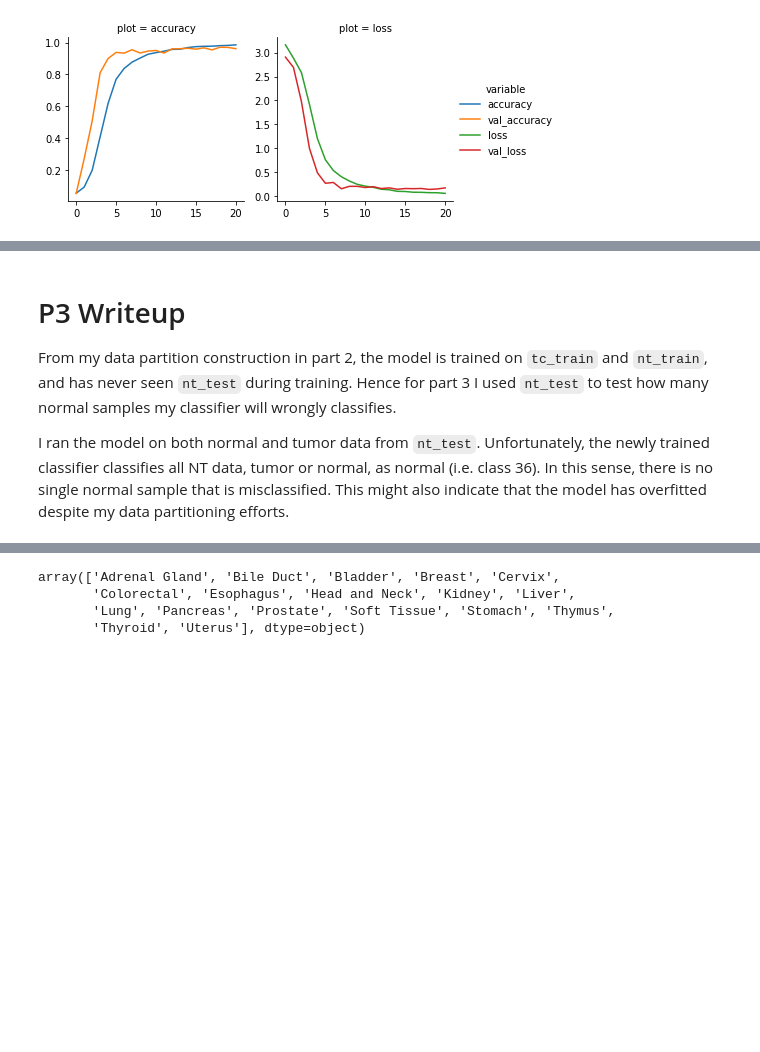
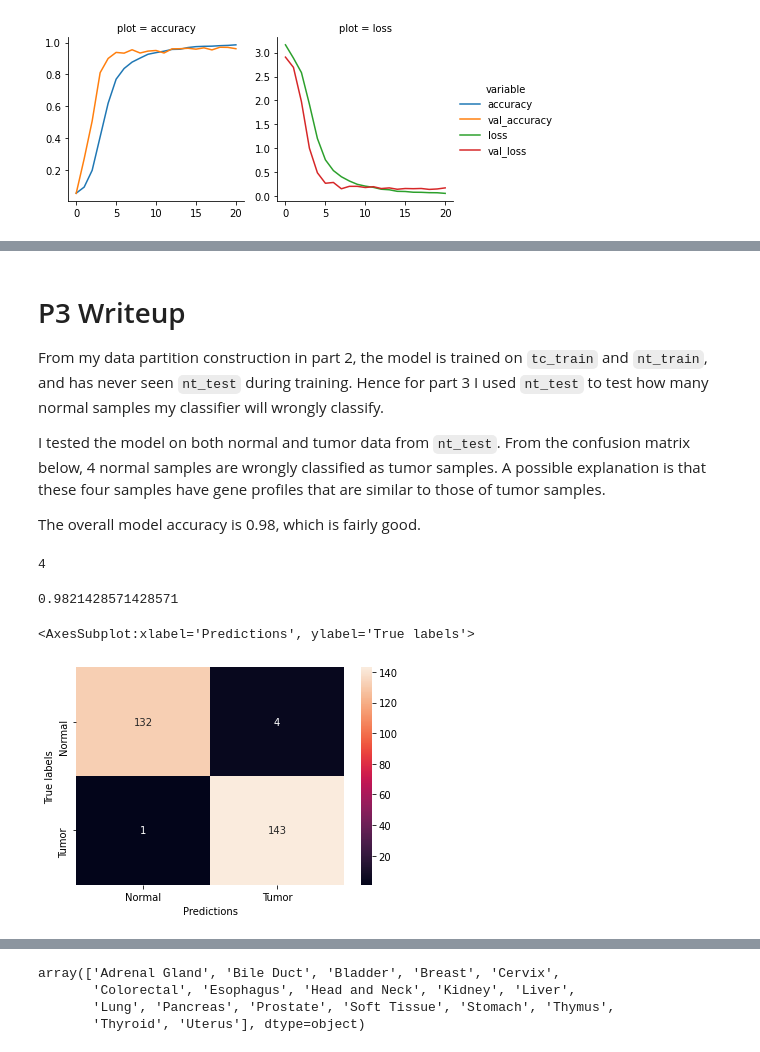
Before and after one commit to RuolinZheng08/cmsc33750-machine-learning-and-cancer, a Jupyter notebook: hw4/hw4_eval.ipynb, the cells around one changed output, grey strips where cells are left out. Drawn from its saved outputs; the diff is of its cells as text; code cells hidden in the pictures; blank space fills up the shorter version.

```diff
--- a/hw4/hw4_eval.ipynb
+++ b/hw4/hw4_eval.ipynb
@@ -160,9 +163,11 @@ plot_accu_loss('logs/p2.training.log')
 # %% [markdown]
 # P3 Writeup
 
-From my data partition construction in part 2, the model is trained on `tc_train` and `nt_train`, and has never seen `nt_test` during training. Hence for part 3 I used `nt_test` to test how many normal samples my classifier will wrongly classifies.
+From my data partition construction in part 2, the model is trained on `tc_train` and `nt_train`, and has never seen `nt_test` during training. Hence for part 3 I used `nt_test` to test how many normal samples my classifier will wrongly classify.
 
-I ran the model on both normal and tumor data from `nt_test`. Unfortunately, the newly trained classifier classifies all NT data, tumor or normal, as normal (i.e. class 36). In this sense, there is no single normal sample that is misclassified. This might also indicate that the model has overfitted despite my data partitioning efforts.
+I tested the model on both normal and tumor data from `nt_test`. From the confusion matrix below, 4 normal samples are wrongly classified as tumor samples. A possible explanation is that these four samples have gene profiles that are similar to those of tumor samples.
+
+The overall model accuracy is 0.98, which is fairly good.
 # %%
 nt_test = np.load('data/nt_test.npy')
 nt_test_labels = np.load('data/nt_test_labels.npy')
@@ -174,3 +176,24 @@ np.unique(p3_preds)
+# %%
+p3_preds = np.argmax(p3_probs, axis=1)
+# set tumor samples i.e. any label that is not 36 normal to 1 and normal 36 to 0
+p3_preds[p3_preds != 36] = 1
+p3_preds[p3_preds == 36] = 0
+p3_true_labels = np.argmax(nt_test_labels, axis=1)
+cf_matrix = confusion_matrix(p3_true_labels, p3_preds)
+# %%
+# number of misclassified normal samples
+np.sum((p3_true_labels == 0) & (p3_preds != 0))
+# %% [output]
+4
+# %%
+accuracy_score(p3_true_labels, p3_preds)
+# %% [output]
+0.9821428571428571
+# %%
+plot_confusion_matrix(cf_matrix, ['Normal', 'Tumor'])
+# %% [output]
+<AxesSubplot:xlabel='Predictions', ylabel='True labels'>
+[figure, added]
 # %% [markdown]
 # P4 Writeup
 
```
Also changed, not shown: parts of 37 cells of this notebook, 1 other file.
